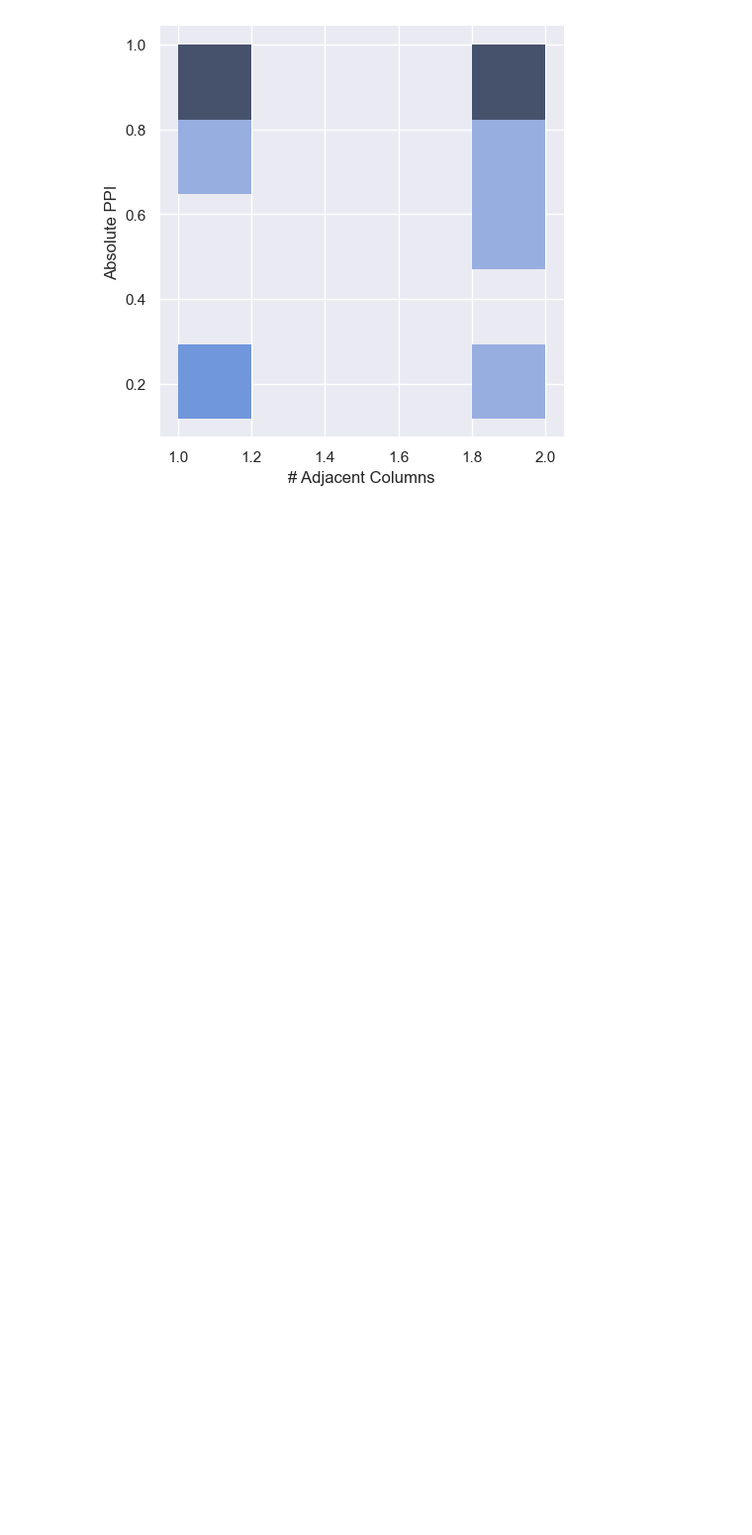
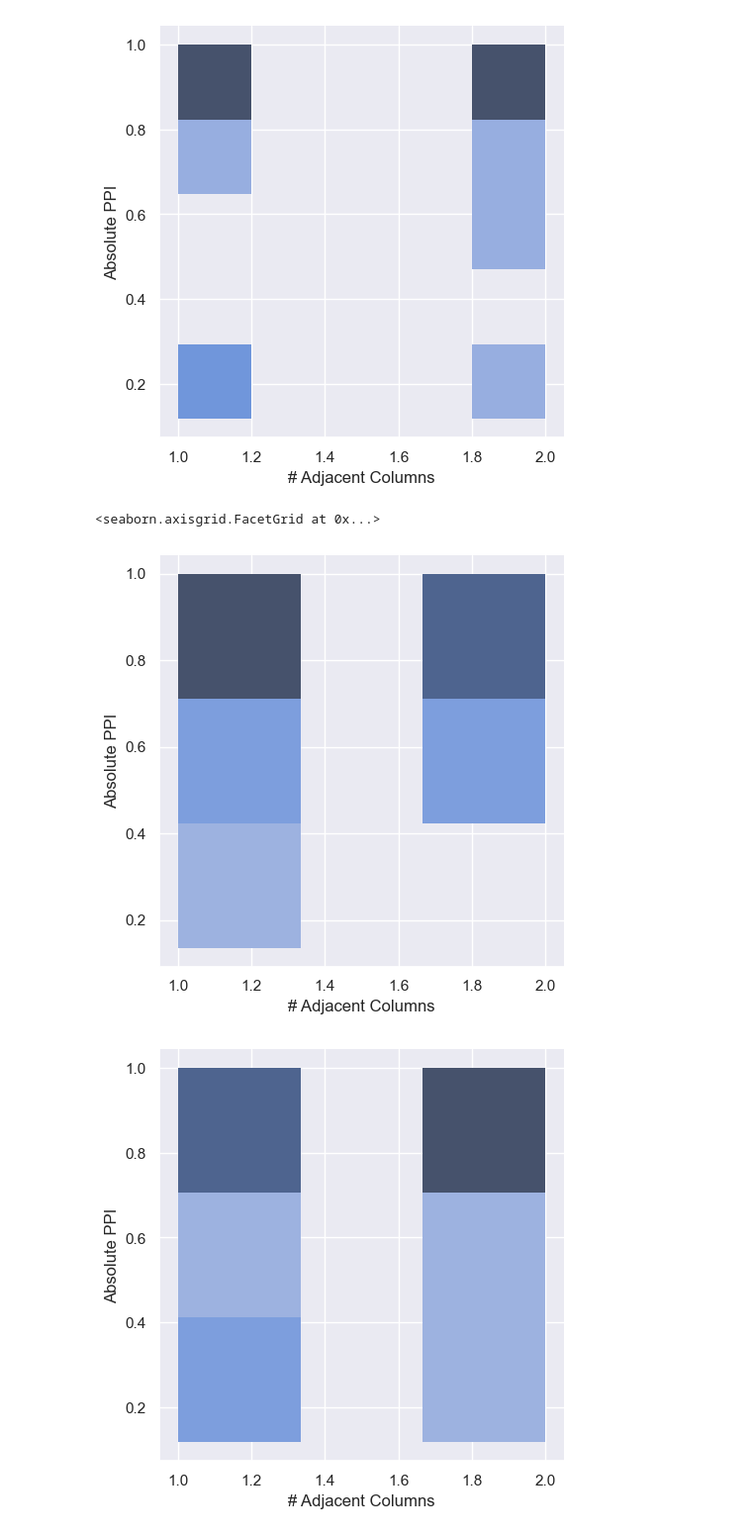
Before and after one commit to nhoglen/ppt-lanes, a Jupyter notebook: Data Analysis Prototype.ipynb, the cells around one changed output. Shown at 99% size. Cells and saved outputs as stored; diff of their text form; code cells hidden in the pictures; blank space fills up the shorter version.

Commit message:
Plots added

```diff
--- a/Data Analysis Prototype.ipynb
+++ b/Data Analysis Prototype.ipynb
@@ -236,3 +209,24 @@ displot(FCsummary, '# Adjacent Columns', 'Absolute PPI')
 # %% [output]
 [figure]
 [figure]
+# %%
+#Messed with different parameters here including bin size
+sns.displot(NCsummary,
+            x = '# Adjacent Columns',
+            y = 'Absolute PPI',
+            bins = 3,
+            legend = True,
+            #hue = 'PPI'
+           )
+#sns.displot(NCsummary, x = '# Adjacent Columns', y = 'Absolute PPI', hue = 'Right', binwidth = 1)
+sns.displot(FCsummary,
+            x = '# Adjacent Columns',
+            y = 'Absolute PPI',
+            bins = 3,
+            legend = True,
+            #hue = 'PPI'
+           )
+# %% [output]
+<seaborn.axisgrid.FacetGrid at 0x...>
+[figure, added]
+[figure, added]
```
Also changed, not shown: parts of 15 cells of this notebook.
